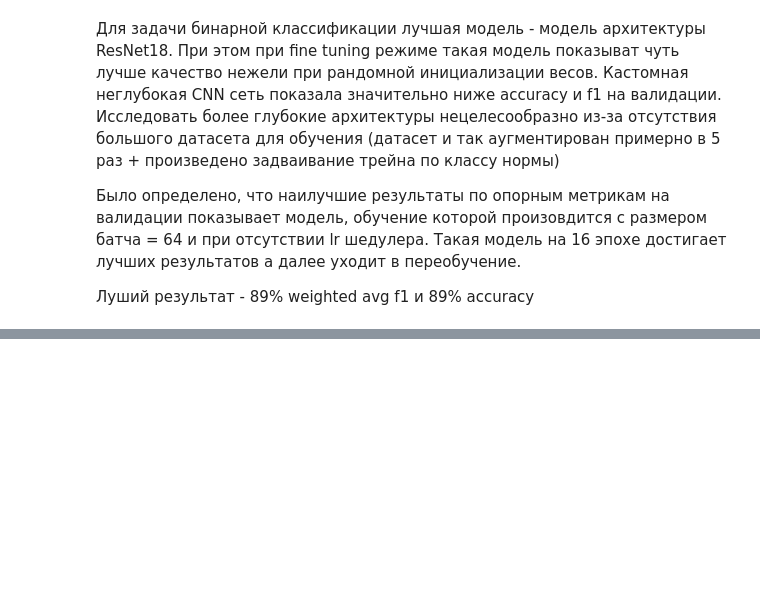
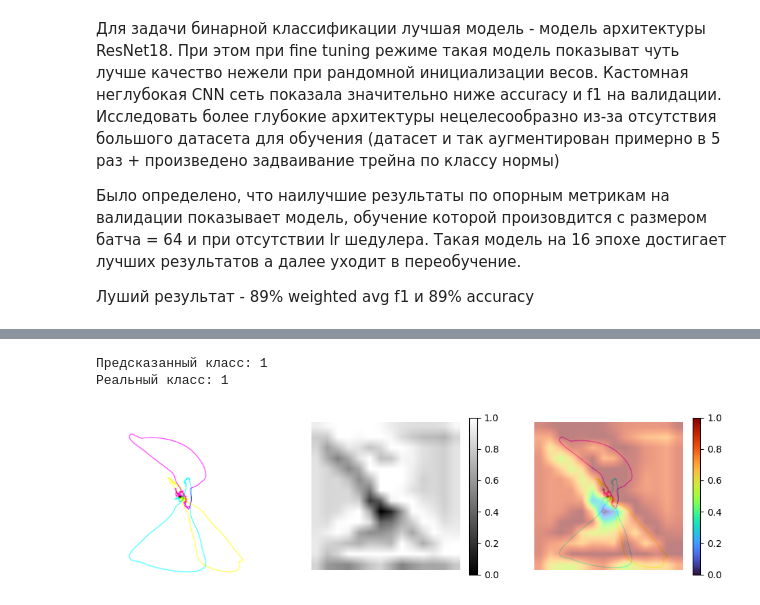
Before and after one commit to Koldim2001/ML_DL_research_VECG, a Jupyter notebook: DL_images/CNN_classification_training.ipynb, the cells around one changed output, grey strips where cells are left out. Saved outputs shown, nothing was run; the diff lists cells and outputs as text; code cells hidden in the pictures; blank space fills up the shorter version.

Commit message:
Grad-CAM for interpretation

```diff
--- a/DL_images/CNN_classification_training.ipynb
+++ b/DL_images/CNN_classification_training.ipynb
@@ -503,0 +512,39 @@ tensor([[0.0019, 0.9981]], device='cuda:0')
+# %%
+import monai
+import matplotlib.pyplot as plt
+import matplotlib.image as mpimg
+
+def cam_gradcam(inferer, item):
+    data = ds_val[item]
+    output = model(data[0].unsqueeze(0).to(device))
+    inf = inferer(data[0].unsqueeze(0).to(device), model)
+    blended_image = monai.visualize.utils.blend_images(
+        data[0], inf.squeeze(0), cmap='turbo')
+    fig, ax = plt.subplots(1,3, figsize=(12, 3))
+    img = data[0]
+    im_res = inf.squeeze(0)
+
+    ax[0].imshow((img).permute(1, 2, 0).numpy())
+    ax[0].axis('off')
+    ax[1].imshow(np.array(im_res.permute(1,2,0)), cmap='gray')
+    ax[1].axis('off')
+    fig.colorbar(plt.cm.ScalarMappable(cmap='gray'), ax=ax[1])
+    ax[2].imshow(np.array(blended_image.permute(1,2,0)))
+    ax[2].axis('off')
+    fig.colorbar(plt.cm.ScalarMappable(cmap='turbo'), ax=ax[2])
+
+    print('Предсказанный класс:', int(torch.argmax(output)))
+    print('Реальный класс:', int(data[1]))
+    return im_res
+# %%
+device = "cpu"
+model = SimpleConvNet().to(device).eval()
+wghts = torch.load('models_classification/custom_train_g05.pth')
+model.load_state_dict(wghts.state_dict())
+inferer = monai.inferers.SaliencyInferer('GradCAM','conv4',
+                                         class_idx=[1])
+im_res = cam_gradcam(inferer, 70)
+# %% [output]
+Предсказанный класс: 1
+Реальный класс: 1
+[figure, added]
```
Also changed, not shown: parts of 10 cells of this notebook, 3 other files.
